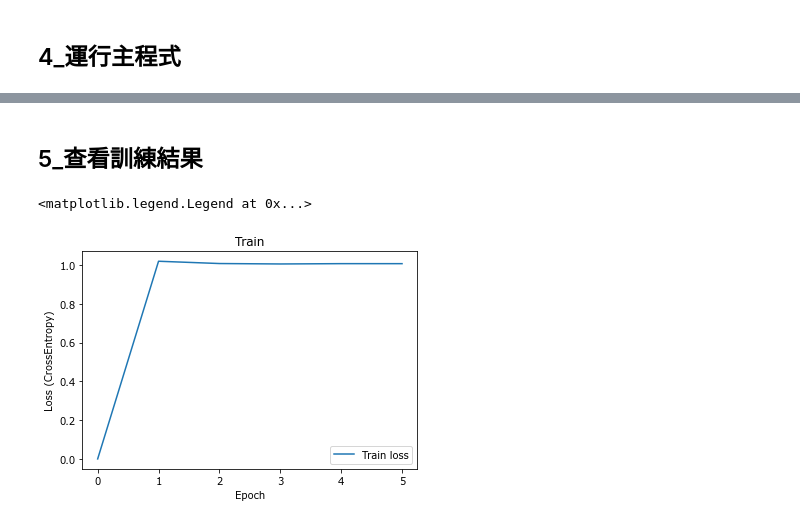
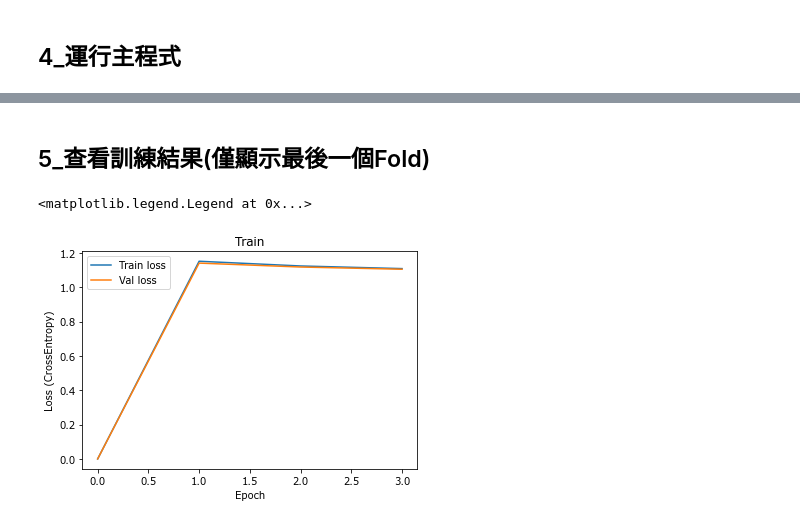
Before and after one commit to a123a20/Chang-Ching, a Jupyter notebook: CNN系列實作/NIN/main.ipynb, the cells around one changed output, grey strips where cells are left out. Drawn from its saved outputs; the diff is of its cells as text; code cells hidden in the pictures.

```diff
--- a/CNN系列實作/NIN/main.ipynb
+++ b/CNN系列實作/NIN/main.ipynb
@@ -73,22 +110,16 @@ normalize = transforms.Normalize(
 )
 
 transform_train = transforms.Compose([
-    transforms.Resize((224,224)), # 強制224x224
-    #transforms.RandomResizedCrop(224),
+    transforms.Resize((img_size,img_size)), # 強制224x224
+    #transforms.RandomResizedCrop(img_size),
     transforms.RandomHorizontalFlip(),
     transforms.ToTensor(),
     normalize
 ])
 
 transform_val = transforms.Compose([
-    transforms.Resize((224,224)), #長=256 寬=等比例縮小
-    transforms.CenterCrop(224),
+    transforms.Resize((img_size,img_size)), #長=256 寬=等比例縮小
+    transforms.CenterCrop(img_size),
     transforms.ToTensor(),
     normalize
 ])
-
-train_data = datasets.ImageFolder('data/train/', transform=transform_train)
-trainloader = DataLoader(dataset=train_data, batch_size=batch_size, shuffle=True)  # shuffle: 每次batch_size取不同dataset
-
-val_data = datasets.ImageFolder('data/val/', transform=transform_val)
-valloader = DataLoader(val_data, batch_size=batch_size, shuffle=False)
@@ -94,0 +194,12 @@ valloader = DataLoader(val_data, batch_size=batch_size, shuffle=False)
+# %%
+# 選擇查看模型
+#choose_model = 'NIN_v1'  # 快速查看
+if choose_model == 'NIN_v1':
+    model = NIN_v1(num_classes=len(classes))
+elif choose_model == 'NIN_v2':
+    model = NIN_v2(num_classes=len(classes))
+elif choose_model == 'Inception':
+    model = Inception(pretrained=0, num_classes=len(classes))
+model_parameter = summary(model, input_size=(batch_size, 3, img_size, img_size))  # 算出model parm
+print("我選擇的模型: ", choose_model,"\n")
+print(model_parameter)
@@ -172,3 +393,12 @@ def val(valloader, model, use_GPU, loss_func, epoch):
+# %%
+# 初始化權重
+# 在K_fold期間，它將用於重置模型的參數。這樣我們能確保模型使用隨機初始化（偽）的權重進行訓練，避免權重洩漏。
+def reset_weights(m):
+    # Try resetting model weights to avoid weight leakage.
+    for layer in m.children():
+        if hasattr(layer, 'reset_parameters'):
+            #print(f'Reset trainable parameters of layer = {layer}')  # 顯示初始化了多少layer
+            layer.reset_parameters()
 # %% [markdown]
 ## 4_運行主程式
 # %%
@@ -245,15 +577,16 @@ train finished.
 # %% [markdown]
-## 5_查看訓練結果
+## 5_查看訓練結果(僅顯示最後一個Fold)
 # %%
 plt.plot(train_loss_list, label='Train loss')
+plt.plot(val_loss_list, label='Val loss')
 plt.title('Train')
 plt.xlabel("Epoch")
 plt.ylabel("Loss (CrossEntropy)")
 #plt.ylim((0, 2))
 plt.legend()  # 顯示標籤
 # %% [output]
 <matplotlib.legend.Legend at 0x...>
-[figure, old version]
+[figure, new version]
 # %%
 plt.plot(train_acc_list, label='Train acc')
 plt.plot(val_acc_list, label='Val acc')
```
Also changed, not shown: parts of 21 cells of this notebook, 1 other file.
